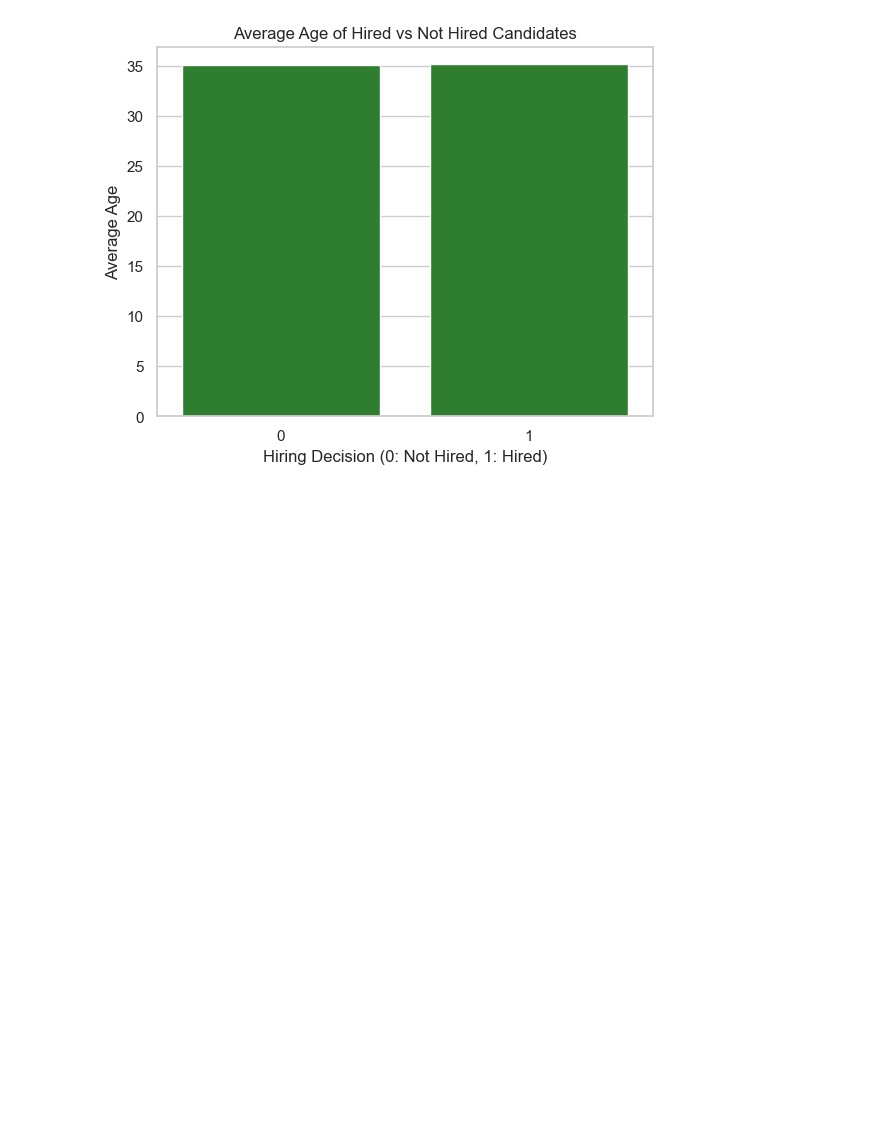
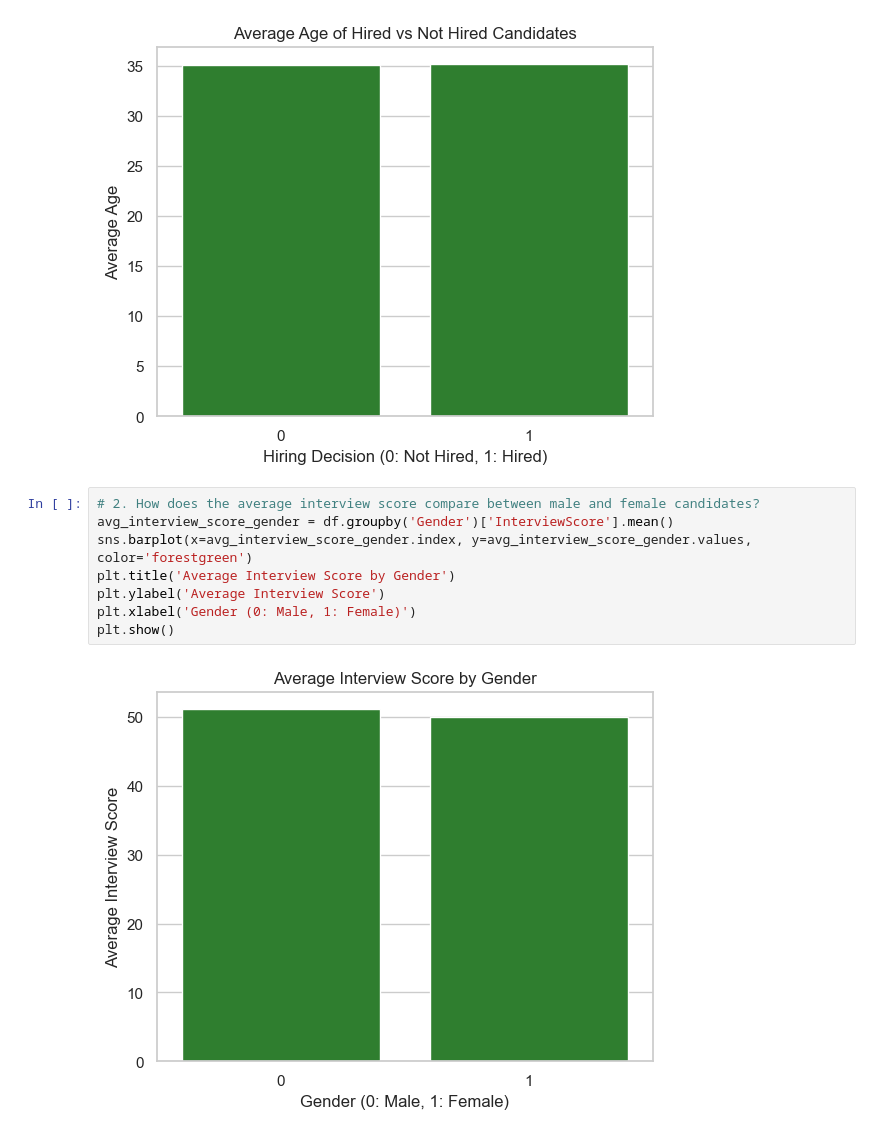
Before and after one commit to Eunnylans/Hiring--Analysis--Using--Linear--Regression, a Jupyter notebook: Predicting--Hiring--Decisions.ipynb, the cells around one changed output. Drawn from its saved outputs; the diff is of its cells as text; blank space fills up the shorter version.

```diff
--- a/Predicting--Hiring--Decisions.ipynb
+++ b/Predicting--Hiring--Decisions.ipynb
@@ -611,3 +626,13 @@ plt.xlabel('Hiring Decision (0: Not Hired, 1: Hired)')
 plt.show()
 # %% [output]
 [figure]
+# %%
+# 2. How does the average interview score compare between male and female candidates?
+avg_interview_score_gender = df.groupby('Gender')['InterviewScore'].mean()
+sns.barplot(x=avg_interview_score_gender.index, y=avg_interview_score_gender.values, color='forestgreen')
+plt.title('Average Interview Score by Gender')
+plt.ylabel('Average Interview Score')
+plt.xlabel('Gender (0: Male, 1: Female)')
+plt.show()
+# %% [output]
+[figure, added]
```
Also changed, not shown: parts of 2 cells of this notebook.
